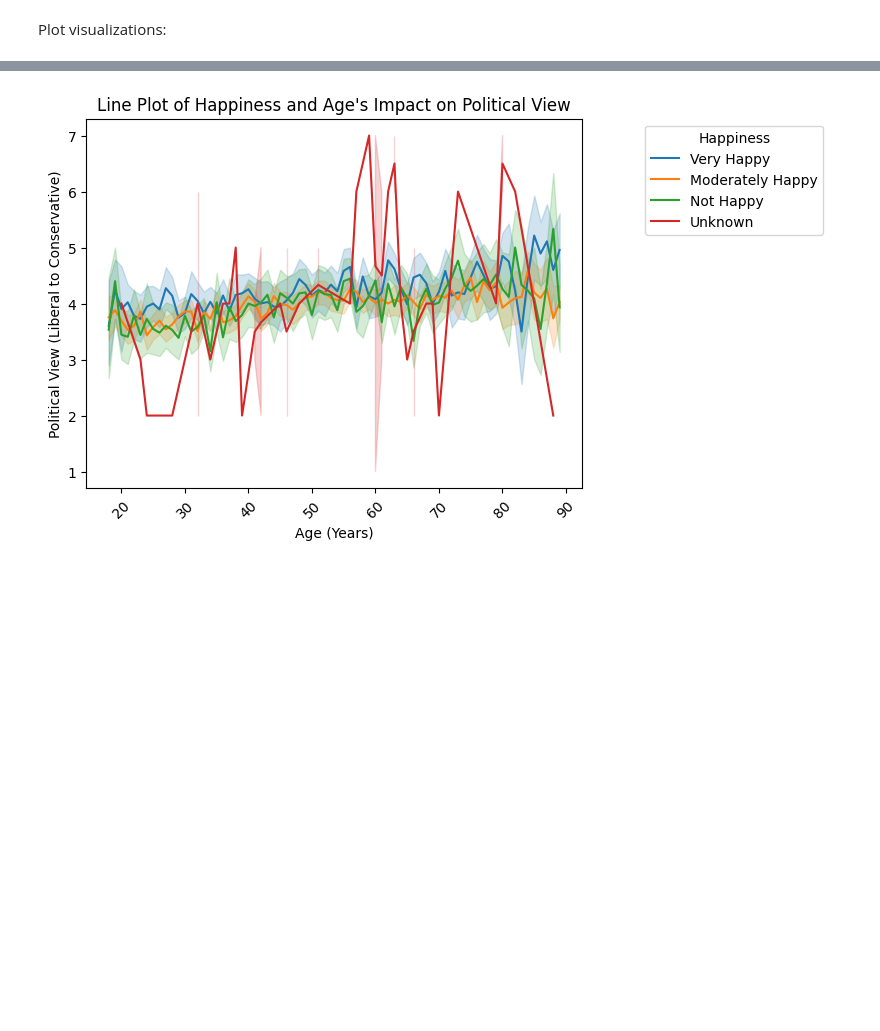
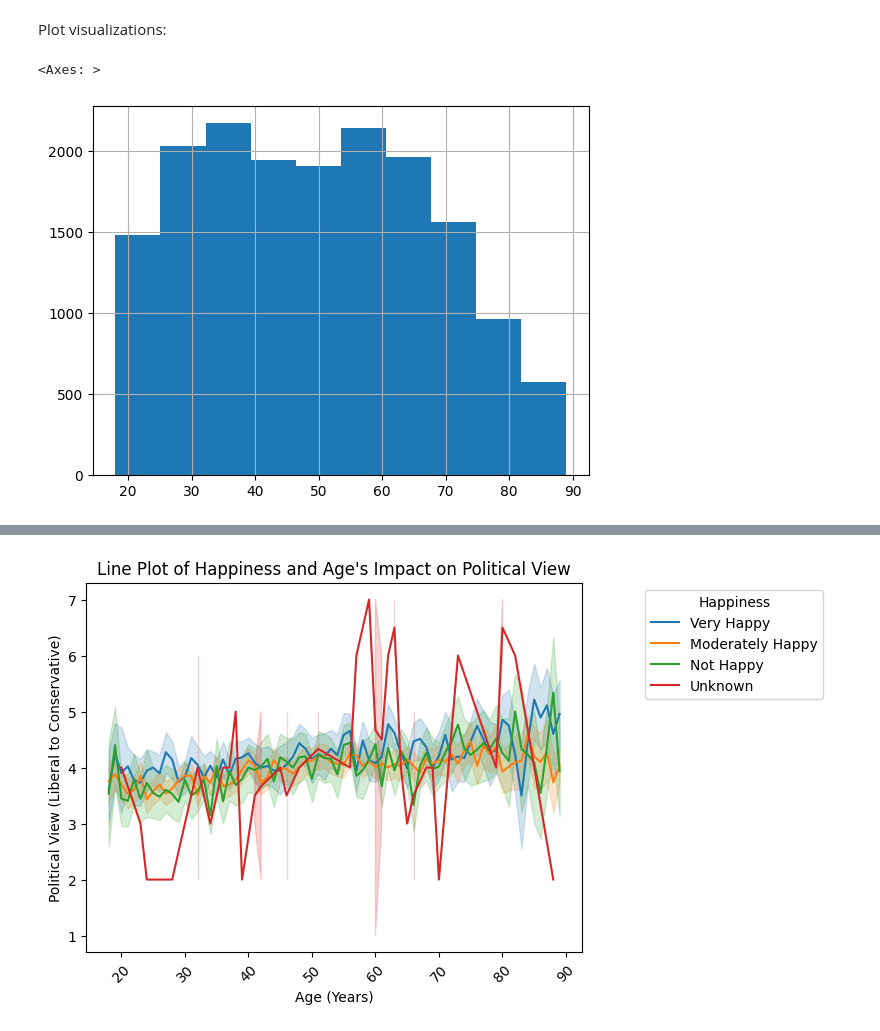
Before and after one commit to gaboojie/project_gss, a Jupyter notebook: GSS_Project1.ipynb, the cells around one changed output, grey strips where cells are left out. Saved outputs shown, nothing was run; the diff lists cells and outputs as text; code cells hidden in the pictures; blank space fills up the shorter version.

```diff
--- a/GSS_Project1.ipynb
+++ b/GSS_Project1.ipynb
@@ -195,3 +189,8 @@ import seaborn as sns
 import matplotlib.pyplot as plt
 
 # Must run this code snippet before graphing any plot (below)
+# %%
+df['age'].hist(bins=10)
+# %% [output]
+<Axes: >
+[figure, added]
```
Also changed, not shown: parts of 24 cells of this notebook.
